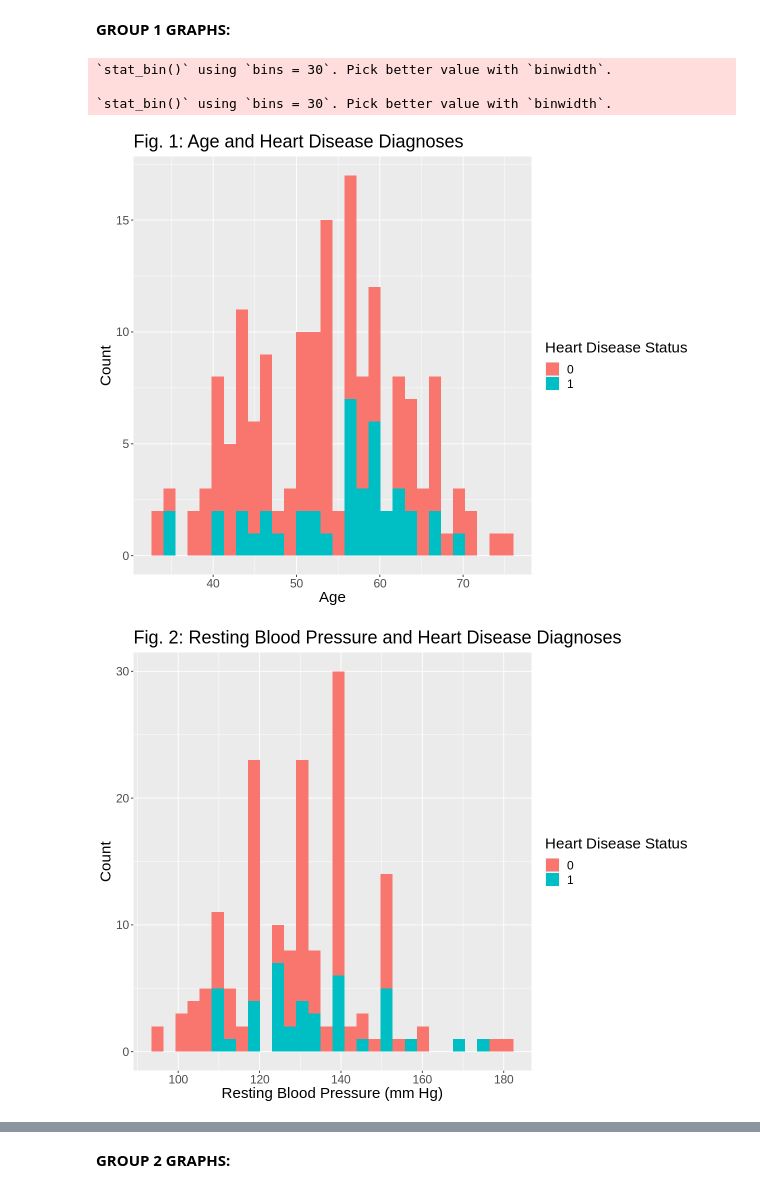
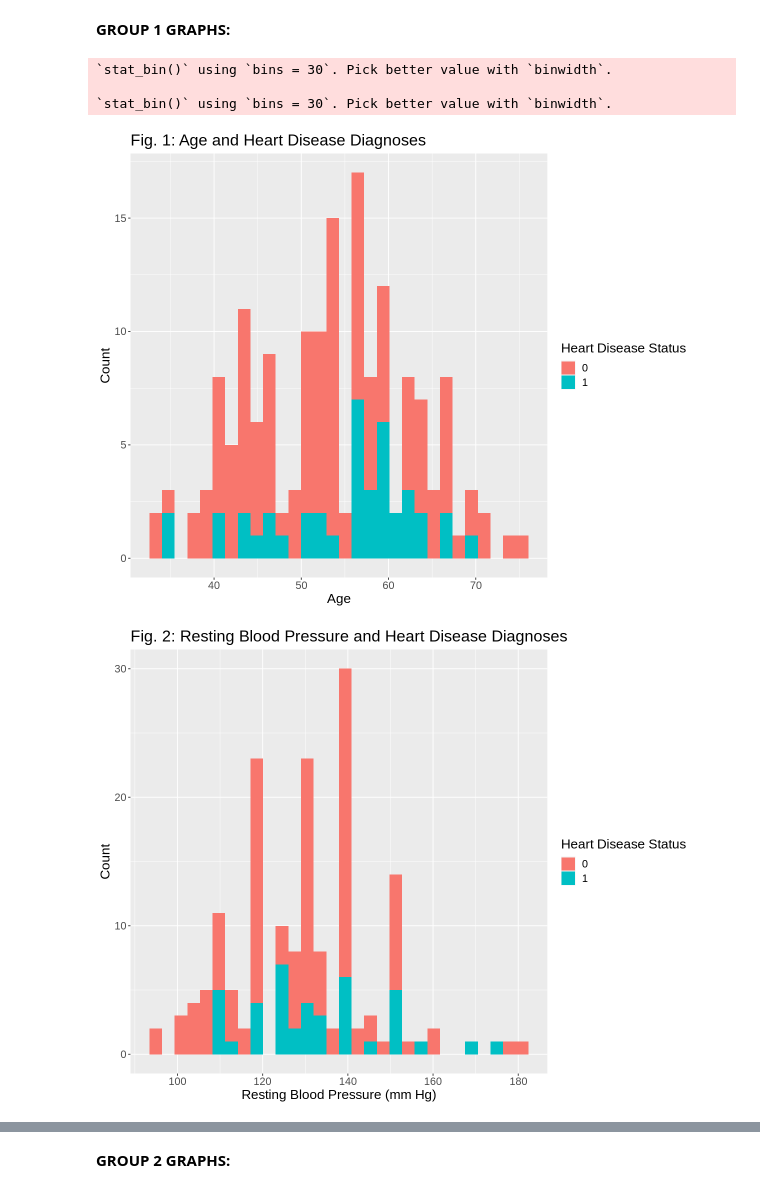
Before and after one commit to chenjerry623/DSCI100-Group17-Project, a Jupyter notebook: Group-17-Project.ipynb, the cells around one changed output, grey strips where cells are left out. Saved outputs shown, nothing was run; the diff lists cells and outputs as text; code cells hidden in the pictures.

```diff
--- a/Group-17-Project.ipynb
+++ b/Group-17-Project.ipynb
@@ -117,35 +130,35 @@ Our preliminary visualizations are histograms with the predictors’ values on t
 #All the titles in the plots and axes names are derived from the descriptions of the variables in (Detrano, n.d.).
 options(repr.plot.width = 10, repr.plot.height = 8)
 
 resting_age_plot <- ggplot(resting_train, aes(x = age)) +
     ggtitle("Fig. 1: Age and Heart Disease Diagnoses") +
     geom_histogram(aes(fill = result)) +
     xlab("Age") +
     ylab("Count") +
     labs(fill = "Heart Disease Status") +
-    theme(text = element_text(size = 18))
+    theme(text = element_text(size = 16))
 resting_age_plot
 
 resting_bps_plot <- ggplot(resting_train, aes(x = resting_blood_pressure)) +
     ggtitle("Fig. 2: Resting Blood Pressure and Heart Disease Diagnoses") +
     geom_histogram(aes(fill = result)) +
     xlab("Resting Blood Pressure (mm Hg)") +
     ylab("Count") +
     labs(fill = "Heart Disease Status") +
-    theme(text = element_text(size = 18))
+    theme(text = element_text(size = 16))
 resting_bps_plot
 
 resting_electro_plot <- ggplot(resting_train, aes(x = resting_electrocardio)) +
     ggtitle("Fig. 3: Resting Electrocardiogram and Heart Disease Diagnoses") +
     geom_bar(aes(fill = result)) +
     xlab("Resting Electrocardiogram Status") +
     ylab("Count") +
     labs(fill = "Heart Disease Status") +
-    theme(text = element_text(size = 18))
+    theme(text = element_text(size = 16))
 resting_electro_plot
 # %% [output]
 `stat_bin()` using `bins = 30`. Pick better value with `binwidth`.
 
 `stat_bin()` using `bins = 30`. Pick better value with `binwidth`.
-[figure, old version]
+[figure, new version]
-[figure, old version]
+[figure, new version]
```
Also changed, not shown: parts of 18 cells of this notebook.
